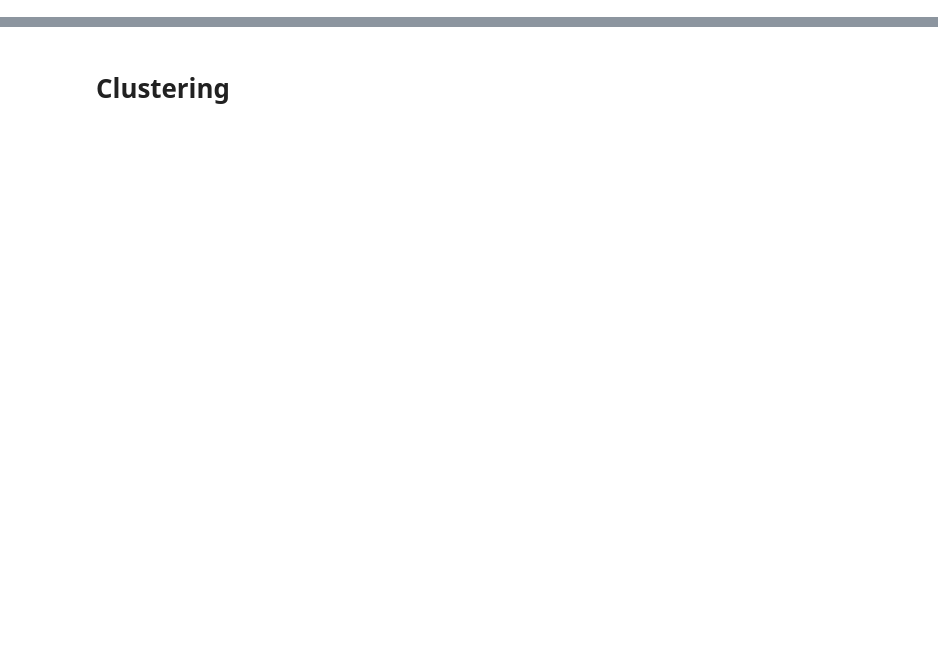
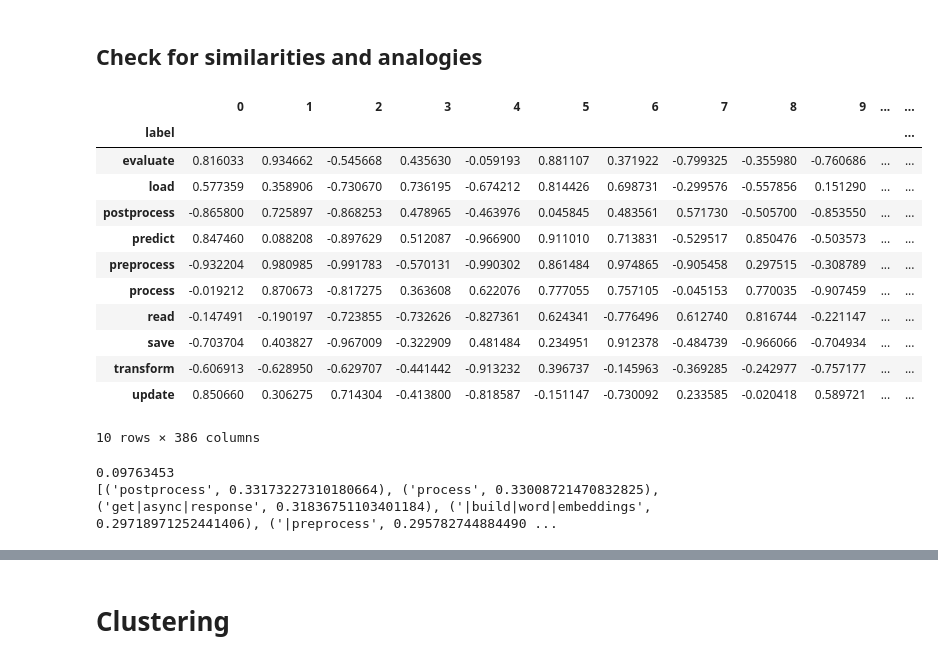
Before and after one commit to mhagglun/code2vec, a Jupyter notebook: visualize.ipynb, the cells around one changed output, grey strips where cells are left out. Cells and saved outputs as stored; diff of their text form; code cells hidden in the pictures; blank space fills up the shorter version.

```diff
--- a/visualize.ipynb
+++ b/visualize.ipynb
@@ -61,0 +69,26 @@ print(t2v.similarity('downloadURL', 'get|download|url'))
+# %%
+# Randomly select k frequently occuring labels to consider for analysis
+# k = 5
+# Only consider labels that are "frequently" occuring
+# df_subset = df[(df['count'] >= 100) & (df['count'] <= 3000)]
+# np.random.seed(20) #31
+# cats = np.random.choice(df_subset.label.unique(), size=k, replace=False)
+# df_subset = df_subset[df_subset.label.isin(cats)]
+
+# manually choose
+cats = ['predict', 'evaluate', 'save', 'update', 'process','preprocess', 'postprocess', 'transform', 'load', 'read']
+k = len(cats)
+df_subset = df[df.label.isin(cats)]
+
+# Assign numerical values for each category
+df_subset.label = pd.Categorical(df_subset.label)
+df_subset['category'] = df_subset.label.cat.codes
+unique_labels = dict( enumerate(df_subset['label'].cat.categories ) )
+print(f"Unique labels:{unique_labels}\nNumber of samples {len(df_subset)}")
+
+# Use to limit the number of samples (if necessary for computational reasons)
+# rndperm = np.random.permutation(df.shape[0])
+# N = 10000
+# df_subset = df_subset.loc[rndperm[:N],:].copy()
+
+data_subset = df_subset.iloc[:, 0:embedding_shape-1].values
@@ -61,0 +108,25 @@ print(t2v.similarity('downloadURL', 'get|download|url'))
+# %% [markdown]
+## Check for similarities and analogies
+# %%
+df_subset.sort_values('category').groupby('label').first()
+# %% [output]
+|  | 0 | 1 | 2 | 3 | 4 | 5 | 6 | 7 | 8 | 9 | ... | ... |
+| label |  |  |  |  |  |  |  |  |  |  |  | ... |
+| evaluate | 0.816033 | 0.934662 | -0.545668 | 0.435630 | -0.059193 | 0.881107 | 0.371922 | -0.799325 | -0.355980 | -0.760686 | ... | ... |
+| load | 0.577359 | 0.358906 | -0.730670 | 0.736195 | -0.674212 | 0.814426 | 0.698731 | -0.299576 | -0.557856 | 0.151290 | ... | ... |
+| postprocess | -0.865800 | 0.725897 | -0.868253 | 0.478965 | -0.463976 | 0.045845 | 0.483561 | 0.571730 | -0.505700 | -0.853550 | ... | ... |
+| predict | 0.847460 | 0.088208 | -0.897629 | 0.512087 | -0.966900 | 0.911010 | 0.713831 | -0.529517 | 0.850476 | -0.503573 | ... | ... |
+| preprocess | -0.932204 | 0.980985 | -0.991783 | -0.570131 | -0.990302 | 0.861484 | 0.974865 | -0.905458 | 0.297515 | -0.308789 | ... | ... |
+| process | -0.019212 | 0.870673 | -0.817275 | 0.363608 | 0.622076 | 0.777055 | 0.757105 | -0.045153 | 0.770035 | -0.907459 | ... | ... |
+| read | -0.147491 | -0.190197 | -0.723855 | -0.732626 | -0.827361 | 0.624341 | -0.776496 | 0.612740 | 0.816744 | -0.221147 | ... | ... |
+| save | -0.703704 | 0.403827 | -0.967009 | -0.322909 | 0.481484 | 0.234951 | 0.912378 | -0.484739 | -0.966066 | -0.704934 | ... | ... |
+| transform | -0.606913 | -0.628950 | -0.629707 | -0.441442 | -0.913232 | 0.396737 | -0.145963 | -0.369285 | -0.242977 | -0.757177 | ... | ... |
+| update | 0.850660 | 0.306275 | 0.714304 | -0.413800 | -0.818587 | -0.151147 | -0.730092 | 0.233585 | -0.020418 | 0.589721 | ... | ... |
+10 rows × 386 columns
+# %%
+# Find similarities and analogies among the embedded targets (labels)
+print(t2v.similarity('update', 'save'))
+print(t2v.most_similar('preprocess'))
+# %% [output]
+0.09763453
+[('postprocess', 0.33173227310180664), ('process', 0.33008721470832825), ('get|async|response', 0.31836751103401184), ('|build|word|embeddings', 0.29718971252441406), ('|preprocess', 0.295782744884490 ...
```
Also changed, not shown: parts of 20 cells of this notebook.
